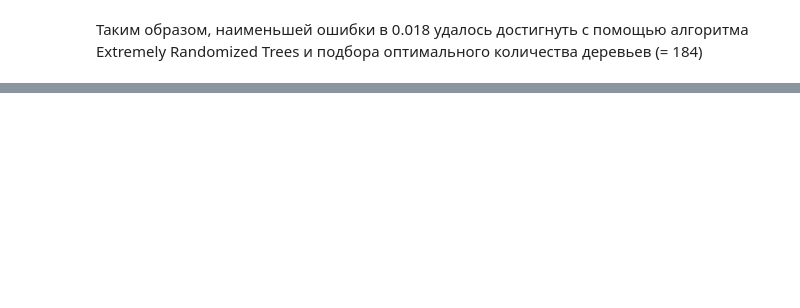
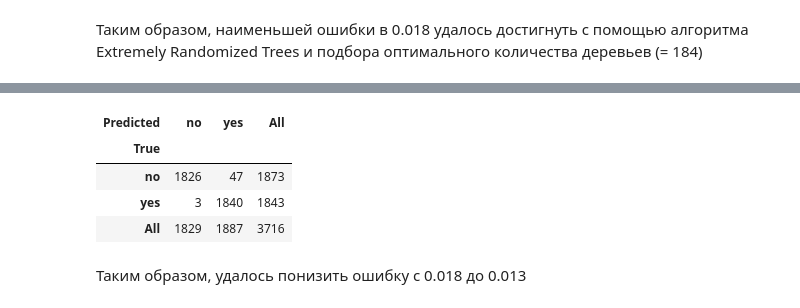
Before and after one commit to KhAngelina/ML, a Jupyter notebook: Task1/tutorial_deposite_prediction.ipynb, the cells around one changed output, grey strips where cells are left out. Drawn from its saved outputs; the diff is of its cells as text; code cells hidden in the pictures; blank space fills up the shorter version.

```diff
--- a/Task1/tutorial_deposite_prediction.ipynb
+++ b/Task1/tutorial_deposite_prediction.ipynb
@@ -1670,0 +1768,10 @@ print(confusion_matrix(y_test, y_test_predict))
+# %%
+pd.crosstab(y_test, y_test_pred, rownames=['True'], colnames=['Predicted'], margins=True)
+# %% [output]
+| Predicted | no | yes | All |
+| True |  |  |  |
+| no | 1826 | 47 | 1873 |
+| yes | 3 | 1840 | 1843 |
+| All | 1829 | 1887 | 3716 |
+# %% [markdown]
+Таким образом, удалось понизить ошибку с 0.018 до 0.013
```
Also changed, not shown: parts of 33 cells of this notebook.
